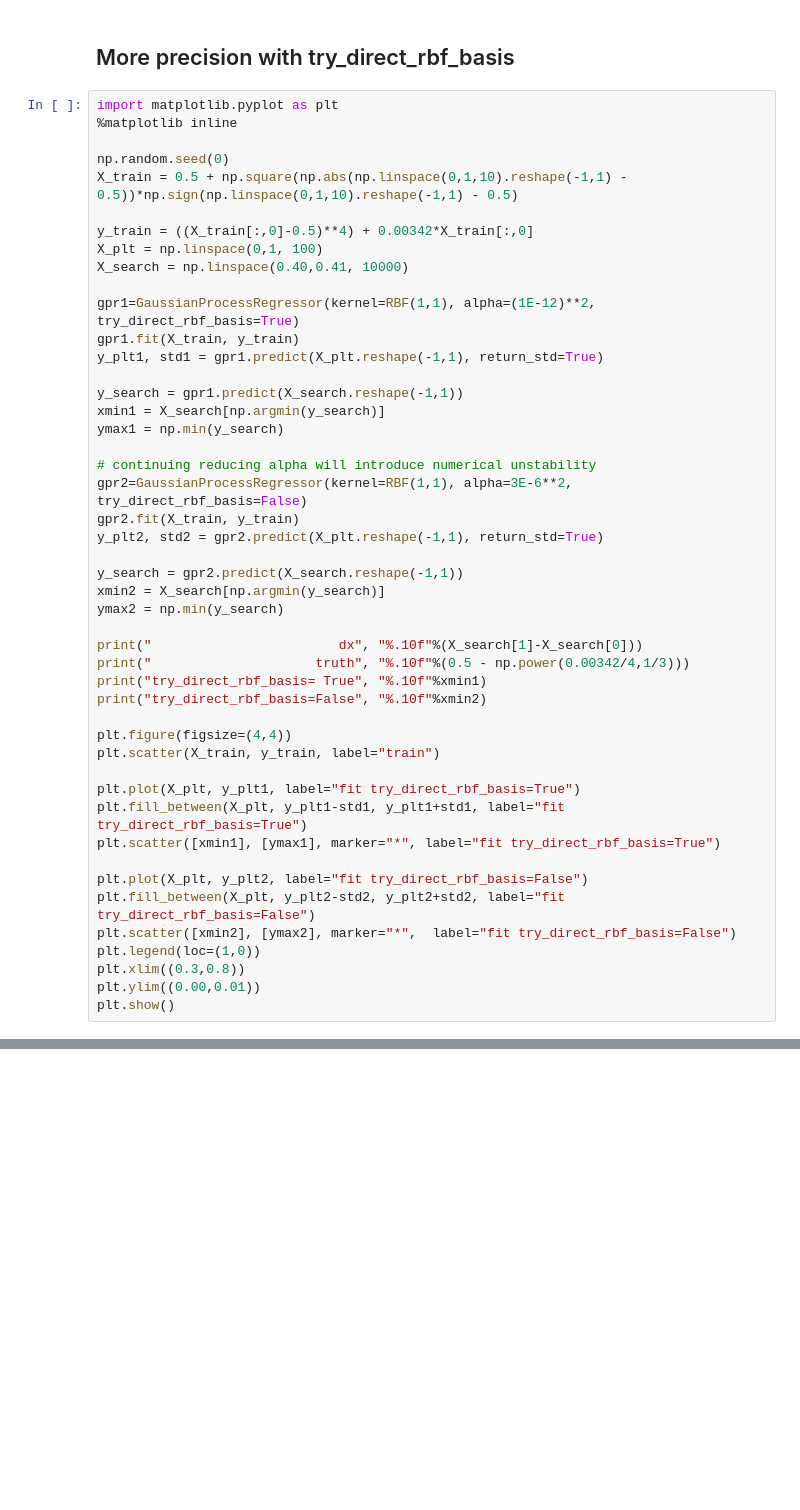
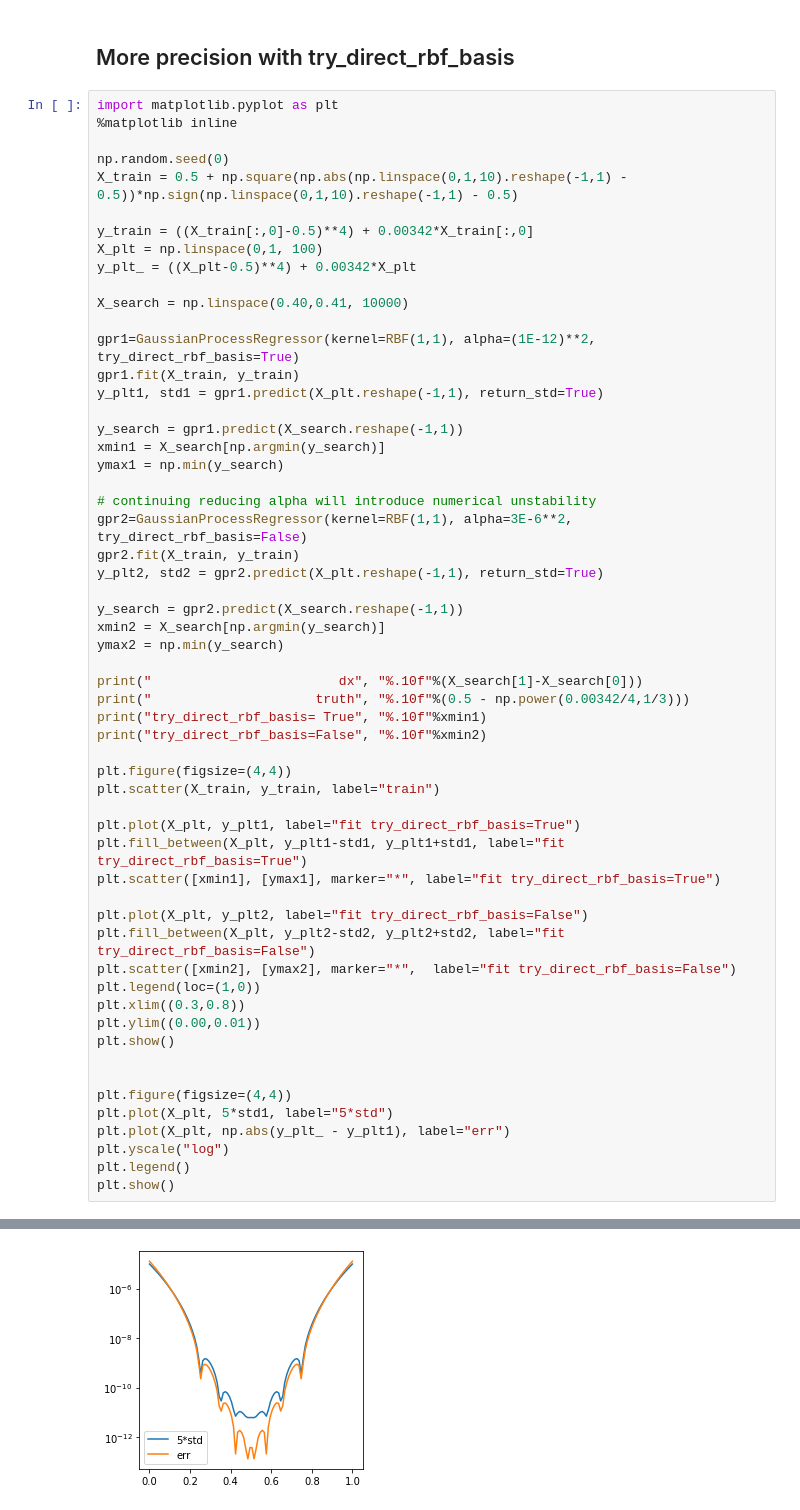
Before and after one commit to lhprojects/blog, a Jupyter notebook: JupyterNotebooks/GaussianProcessOrGaussianRidgeDirectRBFBasis.ipynb, the cells around one changed output, grey strips where cells are left out. Drawn from its saved outputs; the diff is of its cells as text; blank space fills up the shorter version.

```diff
--- a/JupyterNotebooks/GaussianProcessOrGaussianRidgeDirectRBFBasis.ipynb
+++ b/JupyterNotebooks/GaussianProcessOrGaussianRidgeDirectRBFBasis.ipynb
@@ -166,6 +166,8 @@ X_train = 0.5 + np.square(np.abs(np.linspace(0,1,10).reshape(-1,1) - 0.5))*np.si
 
 y_train = ((X_train[:,0]-0.5)**4) + 0.00342*X_train[:,0]
 X_plt = np.linspace(0,1, 100)
+y_plt_ = ((X_plt-0.5)**4) + 0.00342*X_plt
+
 X_search = np.linspace(0.40,0.41, 10000)
 
 gpr1=GaussianProcessRegressor(kernel=RBF(1,1), alpha=(1E-12)**2, try_direct_rbf_basis=True)
@@ -183,30 +185,39 @@ y_plt2, std2 = gpr2.predict(X_plt.reshape(-1,1), return_std=True)
 
 y_search = gpr2.predict(X_search.reshape(-1,1))
 xmin2 = X_search[np.argmin(y_search)]
 ymax2 = np.min(y_search)
 
 print("                        dx", "%.10f"%(X_search[1]-X_search[0]))
 print("                     truth", "%.10f"%(0.5 - np.power(0.00342/4,1/3)))
 print("try_direct_rbf_basis= True", "%.10f"%xmin1)
 print("try_direct_rbf_basis=False", "%.10f"%xmin2)
 
 plt.figure(figsize=(4,4))
 plt.scatter(X_train, y_train, label="train")
 
 plt.plot(X_plt, y_plt1, label="fit try_direct_rbf_basis=True")
 plt.fill_between(X_plt, y_plt1-std1, y_plt1+std1, label="fit try_direct_rbf_basis=True")
 plt.scatter([xmin1], [ymax1], marker="*", label="fit try_direct_rbf_basis=True")
 
 plt.plot(X_plt, y_plt2, label="fit try_direct_rbf_basis=False")
 plt.fill_between(X_plt, y_plt2-std2, y_plt2+std2, label="fit try_direct_rbf_basis=False")
 plt.scatter([xmin2], [ymax2], marker="*",  label="fit try_direct_rbf_basis=False")
 plt.legend(loc=(1,0))
 plt.xlim((0.3,0.8))
 plt.ylim((0.00,0.01))
 plt.show()
+
+
+plt.figure(figsize=(4,4))
+plt.plot(X_plt, 5*std1, label="5*std")
+plt.plot(X_plt, np.abs(y_plt_ - y_plt1), label="err")
+plt.yscale("log")
+plt.legend()
+plt.show()
 # %% [output]
                         dx 0.0000010001
                      truth 0.4050878004
 try_direct_rbf_basis= True 0.4050875088
 try_direct_rbf_basis=False 0.4049654965
 [figure]
+[figure, added]
```
